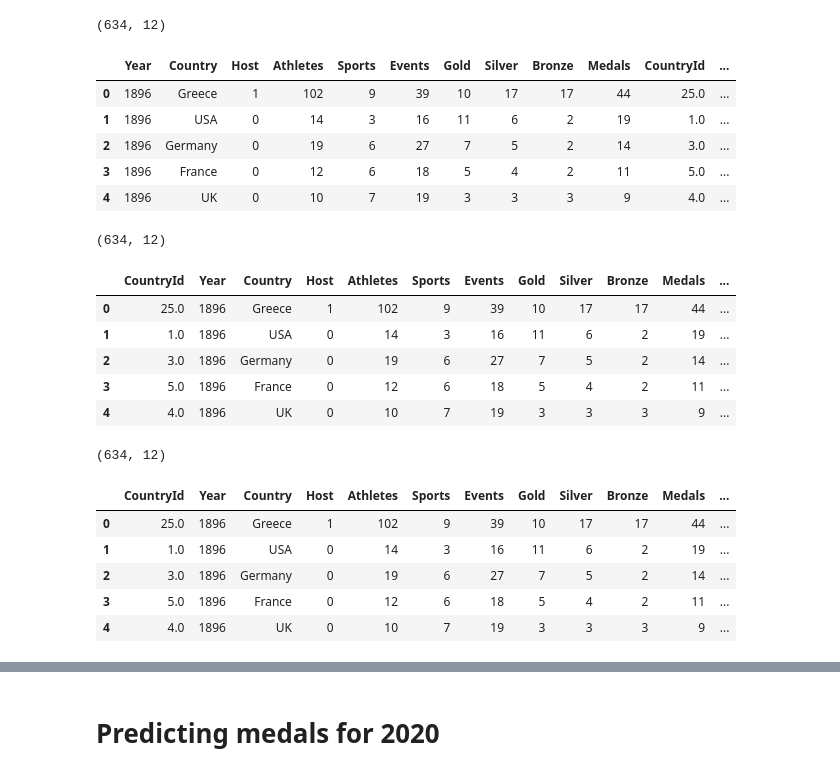
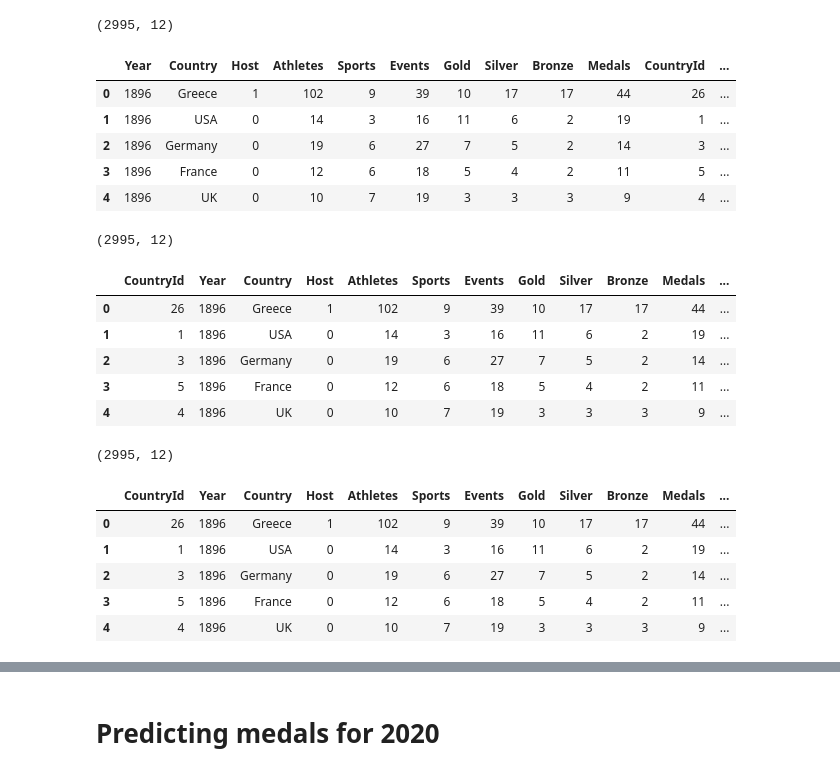
Before and after one commit to ShailMathur/Web-app-with-Machine-Learning-and-Tableau, a Jupyter notebook: ML_Linear Regression Models/Medals_Predictions_2020.ipynb, the cells around one changed output, grey strips where cells are left out. Cells and saved outputs as stored; diff of their text form; code cells hidden in the pictures.

```diff
--- a/ML_Linear Regression Models/Medals_Predictions_2020.ipynb
+++ b/ML_Linear Regression Models/Medals_Predictions_2020.ipynb
@@ -19,5 +74,7 @@ data_df.head()
 # %%
 # Assigning Id to each Country
-data_df['CountryId'] = [(x+1) for x in range(25)]
+data_df['CountryId'] = [(x+1) for x in range(211)]
+
+print(data_df.shape)
 data_df.head()
 # %% [output]
@@ -30,4 +88,5 @@ data_df.head()
 # %%
-data_df = data_df[['CountryId','Country']]
+data_df = data_df[['Country', 'CountryId']]
+print(data_df.shape)
 data_df.head()
 # %% [output]
@@ -42,4 +102,5 @@ data_df.head()
 # %%
-hist_df = pd.read_csv('Summer_Medal_Count.csv')
-hist_df.head()
+df = pd.read_csv('Historical_Olympics_data.csv')
+print(df.shape)
+df.head()
 # %% [output]
@@ -51,6 +113,7 @@ hist_df.head()
 | 4 | 1896 | UK | 0 | 10 | 7 | 19 | 3 | 3 | 3 | 9 |
 # %%
 # Adding country_id column to summer df
-hist_df = pd.merge(hist_df,data_df, how = 'left', on = 'Country')
-hist_df.head()
+df = pd.merge(df,data_df, how = 'left', on = 'Country')
+print(df.shape)
+df.head()
 # %% [output]
@@ -85,40 +127,40 @@ hist_df.head(25)
 # %%
-hist_df['Athletes per sport'] = round(hist_df['Athletes']/hist_df['Sports'], 2)
-print(hist_df.shape)
-hist_df.head()
+df['Athletes per sport'] = round(df['Athletes']/df['Sports'], 2).replace(np.inf, 0)
+print(df.shape)
+df.head()
 # %% [output]
-(634, 12)
+(2995, 12)
 |  | Year | Country | Host | Athletes | Sports | Events | Gold | Silver | Bronze | Medals | CountryId | ... |
-| 0 | 1896 | Greece | 1 | 102 | 9 | 39 | 10 | 17 | 17 | 44 | 25.0 | ... |
-| 1 | 1896 | USA | 0 | 14 | 3 | 16 | 11 | 6 | 2 | 19 | 1.0 | ... |
-| 2 | 1896 | Germany | 0 | 19 | 6 | 27 | 7 | 5 | 2 | 14 | 3.0 | ... |
-| 3 | 1896 | France | 0 | 12 | 6 | 18 | 5 | 4 | 2 | 11 | 5.0 | ... |
-| 4 | 1896 | UK | 0 | 10 | 7 | 19 | 3 | 3 | 3 | 9 | 4.0 | ... |
+| 0 | 1896 | Greece | 1 | 102 | 9 | 39 | 10 | 17 | 17 | 44 | 26 | ... |
+| 1 | 1896 | USA | 0 | 14 | 3 | 16 | 11 | 6 | 2 | 19 | 1 | ... |
+| 2 | 1896 | Germany | 0 | 19 | 6 | 27 | 7 | 5 | 2 | 14 | 3 | ... |
+| 3 | 1896 | France | 0 | 12 | 6 | 18 | 5 | 4 | 2 | 11 | 5 | ... |
+| 4 | 1896 | UK | 0 | 10 | 7 | 19 | 3 | 3 | 3 | 9 | 4 | ... |
 # %%
-# Bringing 'CountryId' column to the front
-col = hist_df.pop('CountryId')
-hist_df.insert(0,'CountryId', col)
+# Bring 'CountryId' column to the front
+col = df.pop('CountryId')
+df.insert(0,'CountryId', col)
 
-print(hist_df.shape)
-hist_df.head()
+print(df.shape)
+df.head()
 # %% [output]
-(634, 12)
+(2995, 12)
 |  | CountryId | Year | Country | Host | Athletes | Sports | Events | Gold | Silver | Bronze | Medals | ... |
-| 0 | 25.0 | 1896 | Greece | 1 | 102 | 9 | 39 | 10 | 17 | 17 | 44 | ... |
-| 1 | 1.0 | 1896 | USA | 0 | 14 | 3 | 16 | 11 | 6 | 2 | 19 | ... |
-| 2 | 3.0 | 1896 | Germany | 0 | 19 | 6 | 27 | 7 | 5 | 2 | 14 | ... |
-| 3 | 5.0 | 1896 | France | 0 | 12 | 6 | 18 | 5 | 4 | 2 | 11 | ... |
-| 4 | 4.0 | 1896 | UK | 0 | 10 | 7 | 19 | 3 | 3 | 3 | 9 | ... |
+| 0 | 26 | 1896 | Greece | 1 | 102 | 9 | 39 | 10 | 17 | 17 | 44 | ... |
+| 1 | 1 | 1896 | USA | 0 | 14 | 3 | 16 | 11 | 6 | 2 | 19 | ... |
+| 2 | 3 | 1896 | Germany | 0 | 19 | 6 | 27 | 7 | 5 | 2 | 14 | ... |
+| 3 | 5 | 1896 | France | 0 | 12 | 6 | 18 | 5 | 4 | 2 | 11 | ... |
+| 4 | 4 | 1896 | UK | 0 | 10 | 7 | 19 | 3 | 3 | 3 | 9 | ... |
 # %%
-hist_df = hist_df.sort_values(['Year', 'Medals', 'Country'], ascending = [True, False, True])
-print(hist_df.shape)
-hist_df.head()
+df = df.sort_values(['Year', 'Medals', 'Country'], ascending = [True, False, True])
+print(df.shape)
+df.head()
 # %% [output]
-(634, 12)
+(2995, 12)
 |  | CountryId | Year | Country | Host | Athletes | Sports | Events | Gold | Silver | Bronze | Medals | ... |
-| 0 | 25.0 | 1896 | Greece | 1 | 102 | 9 | 39 | 10 | 17 | 17 | 44 | ... |
-| 1 | 1.0 | 1896 | USA | 0 | 14 | 3 | 16 | 11 | 6 | 2 | 19 | ... |
-| 2 | 3.0 | 1896 | Germany | 0 | 19 | 6 | 27 | 7 | 5 | 2 | 14 | ... |
-| 3 | 5.0 | 1896 | France | 0 | 12 | 6 | 18 | 5 | 4 | 2 | 11 | ... |
-| 4 | 4.0 | 1896 | UK | 0 | 10 | 7 | 19 | 3 | 3 | 3 | 9 | ... |
+| 0 | 26 | 1896 | Greece | 1 | 102 | 9 | 39 | 10 | 17 | 17 | 44 | ... |
+| 1 | 1 | 1896 | USA | 0 | 14 | 3 | 16 | 11 | 6 | 2 | 19 | ... |
+| 2 | 3 | 1896 | Germany | 0 | 19 | 6 | 27 | 7 | 5 | 2 | 14 | ... |
+| 3 | 5 | 1896 | France | 0 | 12 | 6 | 18 | 5 | 4 | 2 | 11 | ... |
+| 4 | 4 | 1896 | UK | 0 | 10 | 7 | 19 | 3 | 3 | 3 | 9 | ... |
 # %%
```
Also changed, not shown: parts of 47 cells of this notebook.
